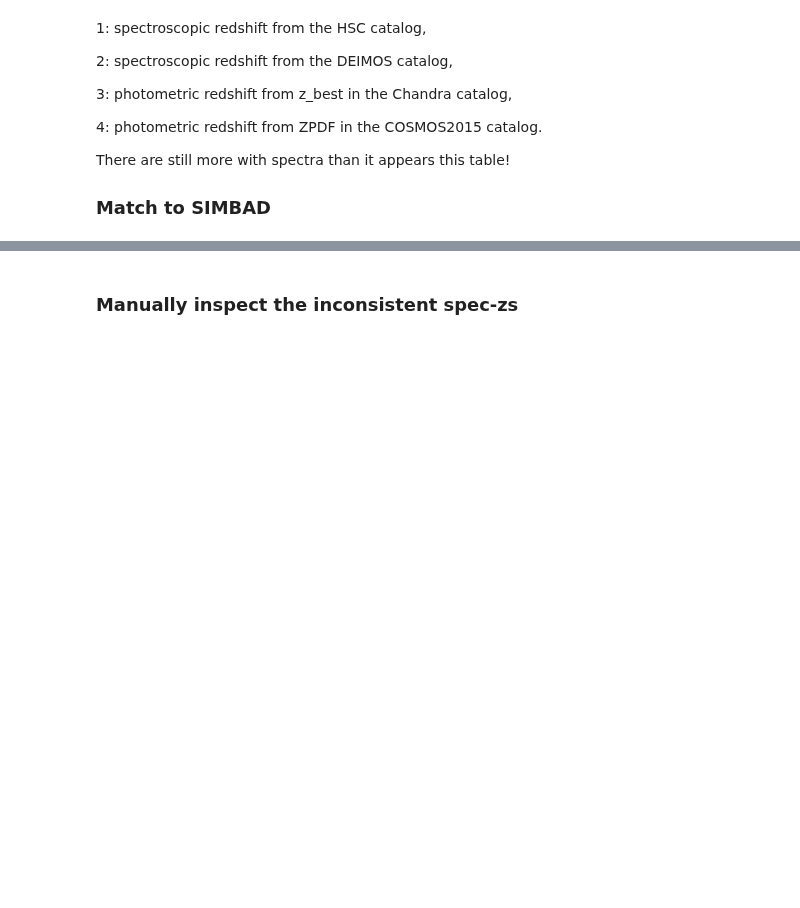
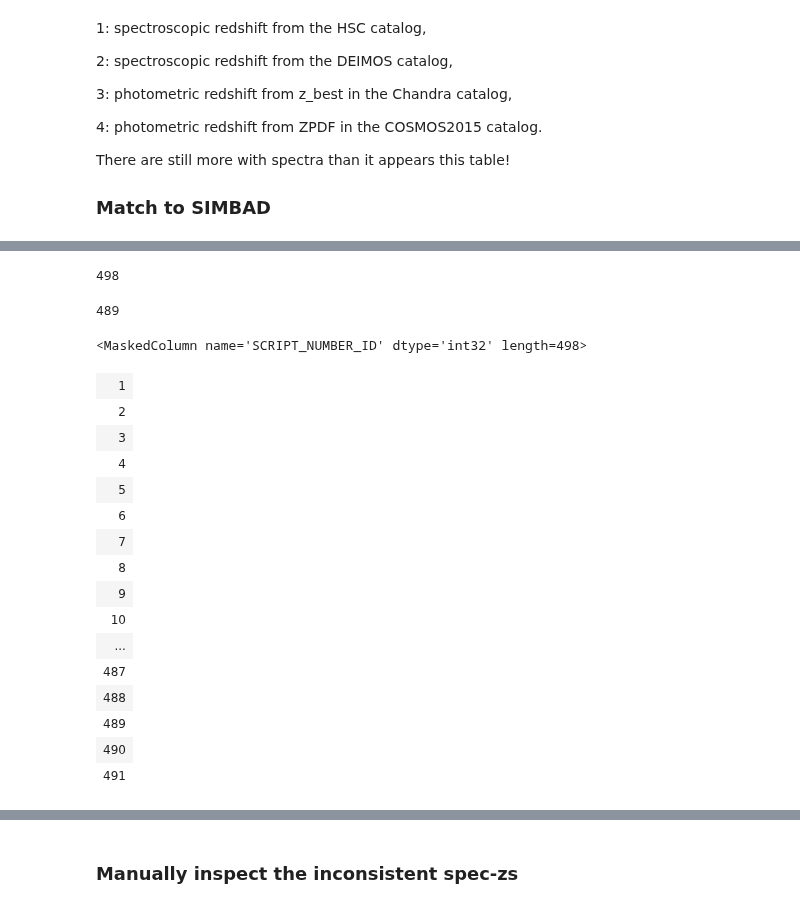
Before and after one commit to Chisen-Lupus/dwarf_agn_cosmos, a Jupyter notebook: hsc-ssp_specz.ipynb, the cells around one changed output, grey strips where cells are left out. Drawn from its saved outputs; the diff is of its cells as text; code cells hidden in the pictures; blank space fills up the shorter version.

```diff
--- a/hsc-ssp_specz.ipynb
+++ b/hsc-ssp_specz.ipynb
@@ -129 +103,31 @@ Table length=504
+# %%
+len(result_table['SCRIPT_NUMBER_ID'])
+# %% [output]
+498
+# %%
+len(unq_cnt)
+# %% [output]
+489
+# %%
+unq, unq_idx, unq_cnt = np.unique(result_table['SCRIPT_NUMBER_ID'], return_inverse=True, return_counts=True)
+
+result_table['SCRIPT_NUMBER_ID'] #[unq_cnt>1]
+# %% [output]
+<MaskedColumn name='SCRIPT_NUMBER_ID' dtype='int32' length=498>
+| 1 |
+| 2 |
+| 3 |
+| 4 |
+| 5 |
+| 6 |
+| 7 |
+| 8 |
+| 9 |
+| 10 |
+| ... |
+| 487 |
+| 488 |
+| 489 |
+| 490 |
+| 491 |
 # %% [markdown]
```
Also changed, not shown: parts of 10 cells of this notebook, 5 other files.
